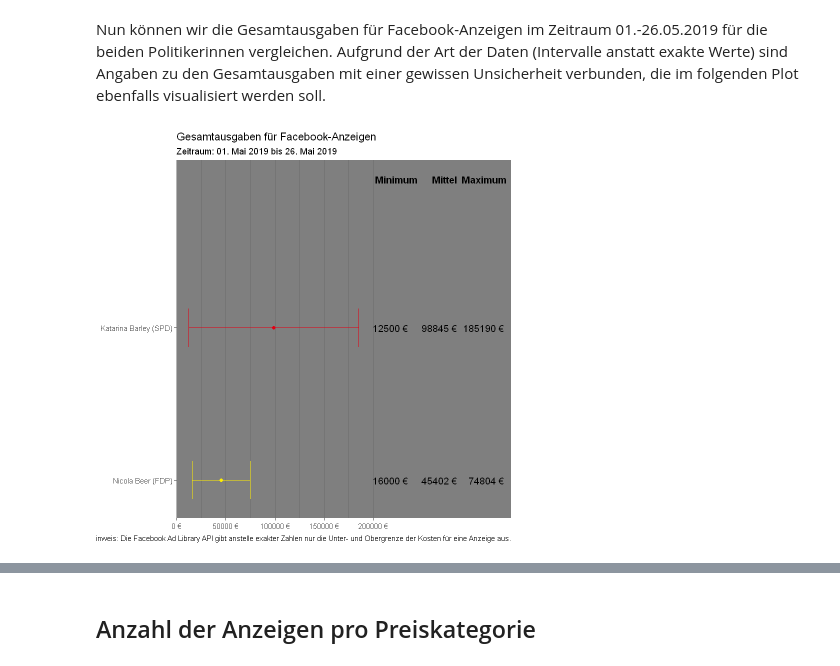
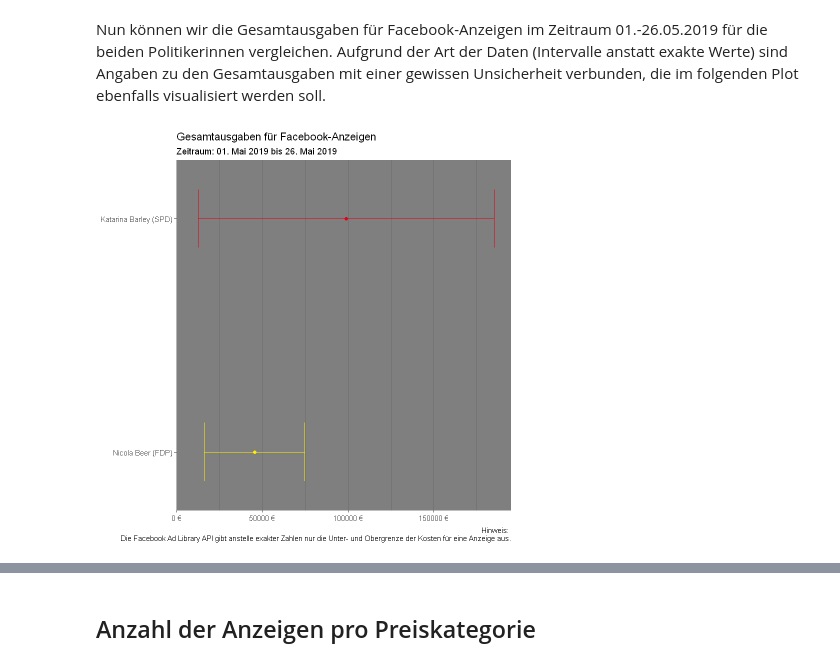
Before and after one commit to gesiscss/gesis_dataday_20, a Jupyter notebook: fb-ads/fb_ad_library.ipynb, the cells around one changed output, grey strips where cells are left out. Drawn from its saved outputs; the diff is of its cells as text; code cells hidden in the pictures.

```diff
--- a/fb-ads/fb_ad_library.ipynb
+++ b/fb-ads/fb_ad_library.ipynb
@@ -190,60 +208,30 @@ Nun können wir die Gesamtausgaben für Facebook-Anzeigen im Zeitraum 01.-26.05.
 # %%
 df_spend_total %>%
   ggplot()+
   geom_errorbar(aes(x=reorder(candidate, spend_mid_total),
                     ymin=spend_min_total,
                     ymax=spend_max_total,
                     color=candidate,
                     width = 0.25))+
   geom_point(aes(x=reorder(candidate, spend_mid_total),
                  y=spend_mid_total,
                  color=candidate))+
-  geom_text(aes(x=reorder(candidate, spend_mid_total),
-                y=max(df_spend_total$spend_max_total)+50000,
-                label=paste(spend_min_total, "€")),
-            size=4,
-            hjust=1,
-            color="black") +
-  geom_text(aes(x=reorder(candidate, spend_mid_total),
-                y=max(df_spend_total$spend_max_total)+100000,
-                label=paste(spend_mid_total, "€")),
-            size=4,
-            hjust=1,
-            color="black") +
-  geom_text(aes(x=reorder(candidate, spend_mid_total),
-                y=max(df_spend_total$spend_max_total)+150000,
-                label=paste(spend_max_total, "€ ")),
-            size=4,
-            hjust=1,
-            color="black") +
-  geom_text(data=data.frame(y = c(max_spend+60000,
-                                  max_spend+100000,
-                                  max_spend+150000),
-                            label = c("Minimum", "Mittel", "Maximum")),
-            x=length(unique(df_spend_total$candidate))+1,
-            aes(y=y,
-                label=label),
-            size=4,
-            hjust=1,
-            vjust=1,
-            color="black",
-            fontface = "bold") +
   labs(title="Gesamtausgaben für Facebook-Anzeigen",
        subtitle=paste0("Zeitraum: ",
                        format(date(date_observation_start), "%d. %b %Y"), " bis ",
                        format(date(date_observation_end), "%d. %b %Y")),
-       caption = "Hinweis: Die Facebook Ad Library API gibt anstelle exakter Zahlen nur die Unter- und Obergrenze der Kosten für eine Anzeige aus.") +
+       caption = "Hinweis: \nDie Facebook Ad Library API gibt anstelle exakter Zahlen nur die Unter- und Obergrenze der Kosten für eine Anzeige aus.") +
   theme_dark()+
   theme(axis.title = element_blank(),
         panel.grid.major.y = element_blank(),
         legend.position="none")+
   scale_color_manual(values=colors)+
   scale_y_continuous(labels = function(x) paste(x, "€"),
                      breaks=seq(0, 200000, 50000),
                      minor_breaks = seq(25000, 175000, 50000),
-                     limits=c(0, max_spend + 155000),
+                     limits=c(0, max_spend + 10000),
                      expand = c(0,0)) +
-  scale_x_discrete(expand=expand_scale(add=c(0.25,1.1)))+
+  scale_x_discrete(expand=expand_scale(add=c(0.25,0.25)))+
   coord_flip()
 # %% [output]
-[figure, old version]
+[figure, new version]
```
Also changed, not shown: parts of 7 cells of this notebook, 3 other files.
